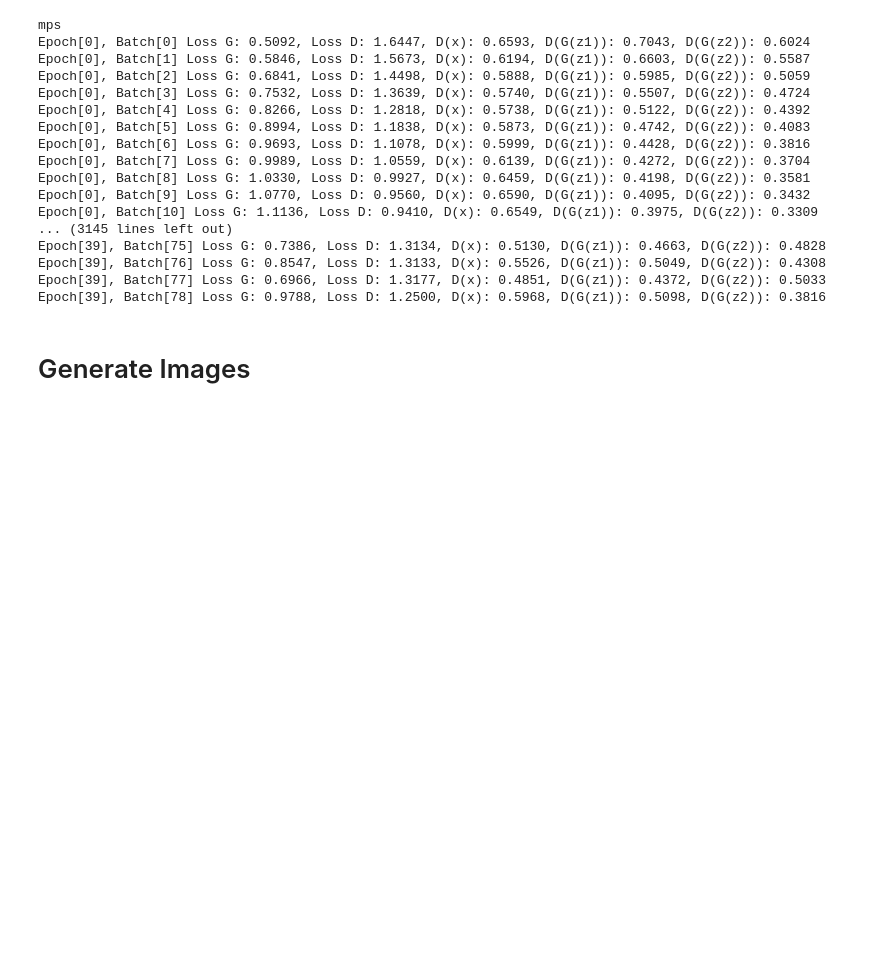
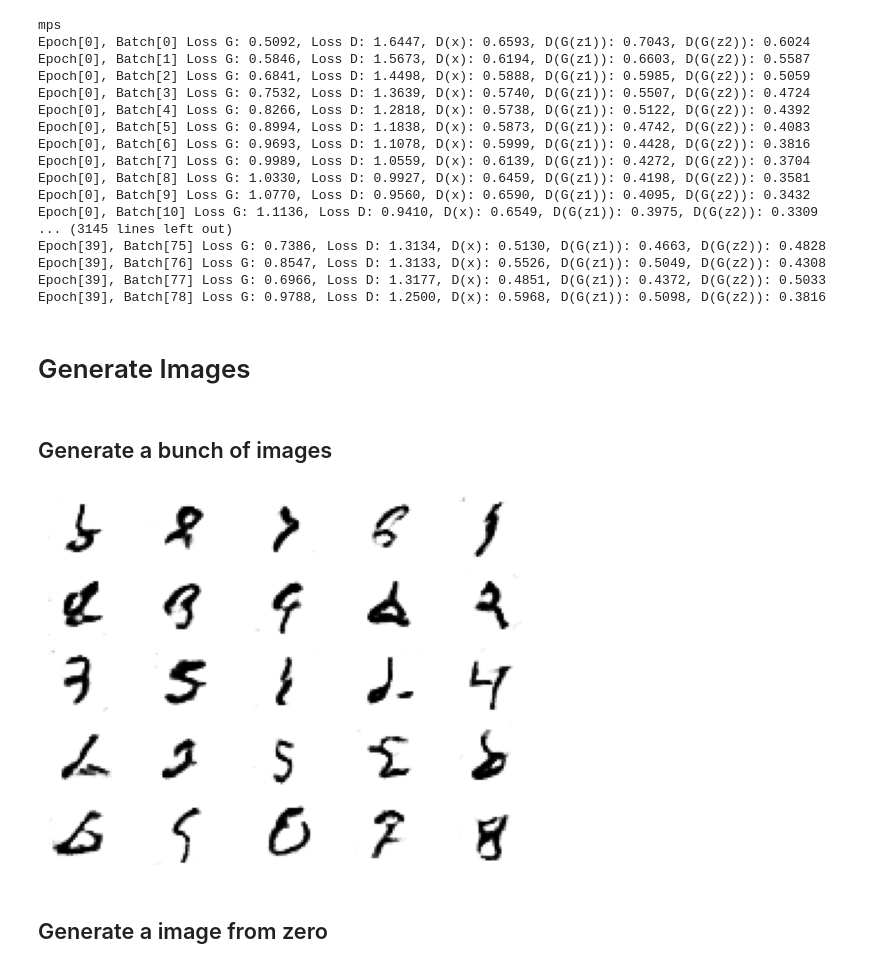
Before and after one commit to cgfalcon/XArtist, a Jupyter notebook: training/gan_tranining.ipynb, the cells around one changed output. Saved outputs shown, nothing was run; the diff lists cells and outputs as text; code cells hidden in the pictures; blank space fills up the shorter version.

```diff
--- a/training/gan_tranining.ipynb
+++ b/training/gan_tranining.ipynb
@@ -261,5 +262,5 @@ def train_once(model, samples, device, loss_fn, optimizer):
 d_model = SimpleDiscriminatorModel()
 d_model.to(device)
 
-train_discriminator(d_model, device, train_loader, iters=100)
+train_discriminator(d_model, device, train_loader, iters=50)
 # %% [output]
@@ -582,6 +582,8 @@ Epoch[39], Batch[77] Loss G: 0.6966, Loss D: 1.3177, D(x): 0.4851, D(G(z1)): 0.4
 Epoch[39], Batch[78] Loss G: 0.9788, Loss D: 1.2500, D(x): 0.5968, D(G(z1)): 0.5098, D(G(z2)): 0.3816
 # %% [markdown]
 # Generate Images
+# %% [markdown]
+## Generate a bunch of images
 # %%
 n = 5
 latent_points = generate_latent_point(n * n, 100)
@@ -592,9 +594,13 @@ g_rets = g_rets.to(device)
 # %%
 # plot images
 for i in range(n * n):
 	# define subplot
 	plt.subplot(n, n, 1 + i)
 	# turn off axis
 	plt.axis('off')
 	# plot raw pixel data
-	plt.imshow(g_rets[i, 0, :, :].detach().cpu().numpy().reshape(32, 32), cmap='gray_r')
+	plt.imshow(g_rets[i, 0, :, :].detach().cpu().numpy().reshape(INPUT_DIM, INPUT_DIM), cmap='gray_r')
+# %% [output]
+[figure, added]
+# %% [markdown]
+## Generate a image from zero
```
Also changed, not shown: parts of 5 cells of this notebook.
